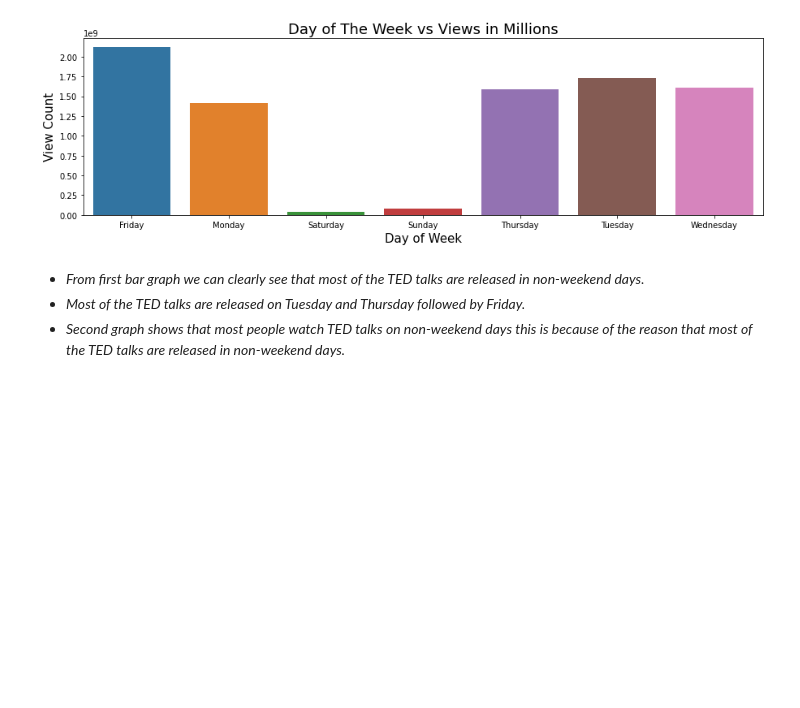
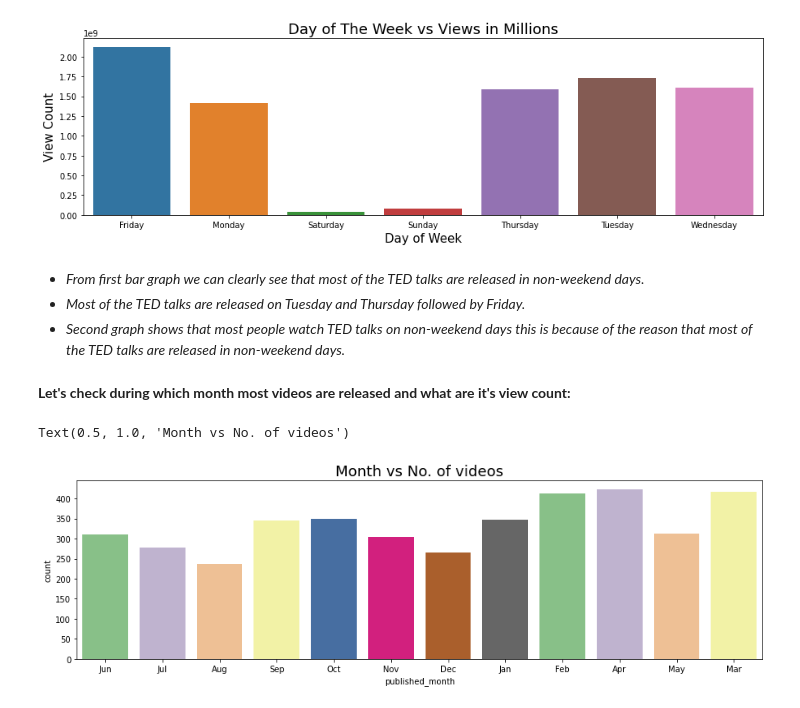
Before and after one commit to paulsoumyadip/ted_talk_views_prediction, a Jupyter notebook: Ted_Talks_Views_Prediction_Regression_Capstone_.ipynb, the cells around one changed output. Drawn from its saved outputs; the diff is of its cells as text; code cells hidden in the pictures; blank space fills up the shorter version.

```diff
--- a/Ted_Talks_Views_Prediction_Regression_Capstone_.ipynb
+++ b/Ted_Talks_Views_Prediction_Regression_Capstone_.ipynb
@@ -426,3 +424,11 @@ Text(0.5, 1.0, 'Day of The Week vs Views in Millions')
 *  *From first bar graph we can clearly see that most of the TED talks are released in non-weekend days.*
 *  *Most of the TED talks are released on Tuesday and Thursday followed by Friday.*
 *  *Second graph shows that most people watch TED talks on non-weekend days this is because of the reason that most of the TED talks are released in non-weekend days.*
+# %% [markdown]
+**Let's check during which month most videos are released and what are it's view count:**
+# %%
+sns.countplot(data = tedtalk_df , x= 'published_month', palette ='Accent')
+plt.title('Month vs No. of videos',fontsize = 18)
+# %% [output]
+Text(0.5, 1.0, 'Month vs No. of videos')
+[figure, added]
```
Also changed, not shown: parts of 10 cells of this notebook.
